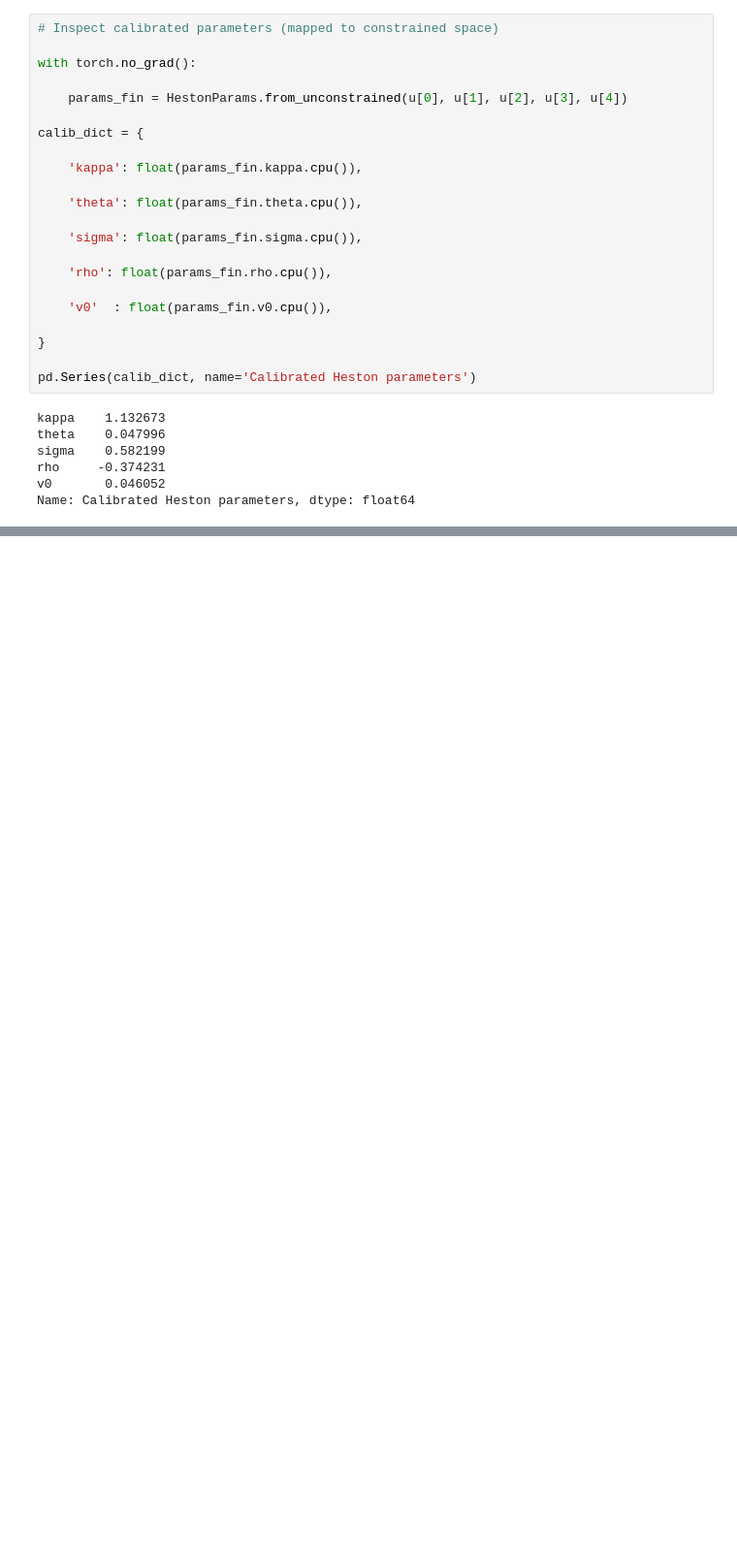
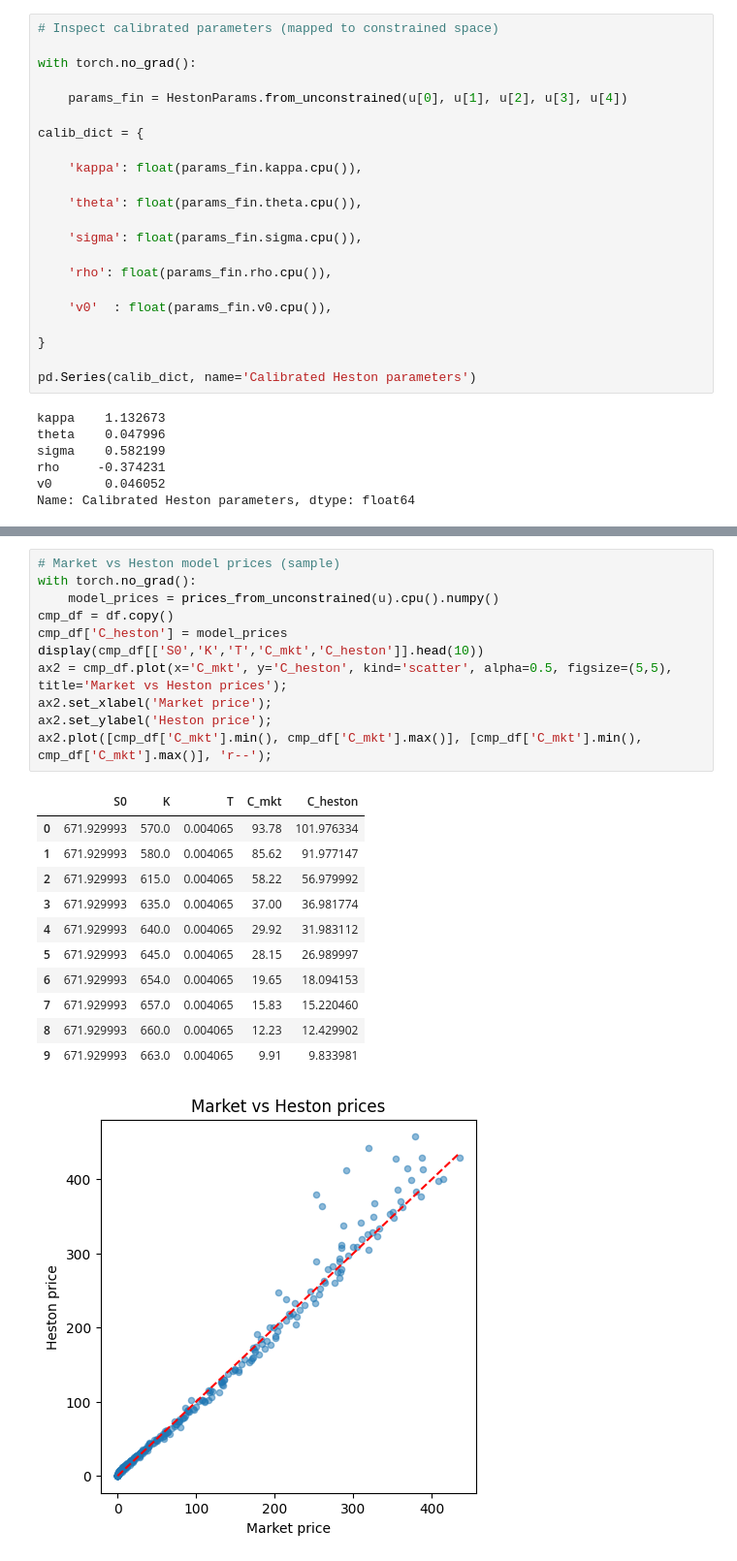
Before and after one commit to nicolassalok1/RepoFinal, a Jupyter notebook: IV_Euro/heston_torch_calibration_from_options_data.ipynb, the cells around one changed output, grey strips where cells are left out. Shown at 97% size. Drawn from its saved outputs; the diff is of its cells as text; blank space fills up the shorter version.

```diff
--- a/IV_Euro/heston_torch_calibration_from_options_data.ipynb
+++ b/IV_Euro/heston_torch_calibration_from_options_data.ipynb
@@ -209,0 +224,24 @@ Name: Calibrated Heston parameters, dtype: float64
+# %%
+# Market vs Heston model prices (sample)
+with torch.no_grad():
+    model_prices = prices_from_unconstrained(u).cpu().numpy()
+cmp_df = df.copy()
+cmp_df['C_heston'] = model_prices
+display(cmp_df[['S0','K','T','C_mkt','C_heston']].head(10))
+ax2 = cmp_df.plot(x='C_mkt', y='C_heston', kind='scatter', alpha=0.5, figsize=(5,5), title='Market vs Heston prices');
+ax2.set_xlabel('Market price');
+ax2.set_ylabel('Heston price');
+ax2.plot([cmp_df['C_mkt'].min(), cmp_df['C_mkt'].max()], [cmp_df['C_mkt'].min(), cmp_df['C_mkt'].max()], 'r--');
+# %% [output]
+|  | S0 | K | T | C_mkt | C_heston |
+| 0 | 671.929993 | 570.0 | 0.004065 | 93.78 | 101.976334 |
+| 1 | 671.929993 | 580.0 | 0.004065 | 85.62 | 91.977147 |
+| 2 | 671.929993 | 615.0 | 0.004065 | 58.22 | 56.979992 |
+| 3 | 671.929993 | 635.0 | 0.004065 | 37.00 | 36.981774 |
+| 4 | 671.929993 | 640.0 | 0.004065 | 29.92 | 31.983112 |
+| 5 | 671.929993 | 645.0 | 0.004065 | 28.15 | 26.989997 |
+| 6 | 671.929993 | 654.0 | 0.004065 | 19.65 | 18.094153 |
+| 7 | 671.929993 | 657.0 | 0.004065 | 15.83 | 15.220460 |
+| 8 | 671.929993 | 660.0 | 0.004065 | 12.23 | 12.429902 |
+| 9 | 671.929993 | 663.0 | 0.004065 | 9.91 | 9.833981 |
+[figure, added]
```
Also changed, not shown: parts of 1 cell of this notebook.
